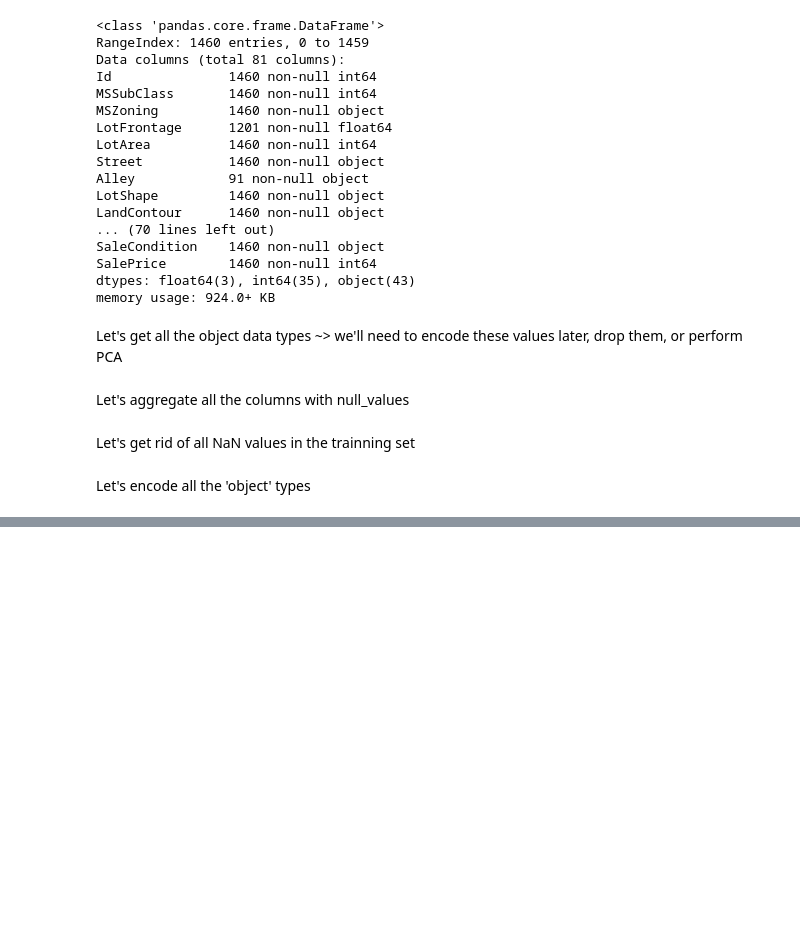
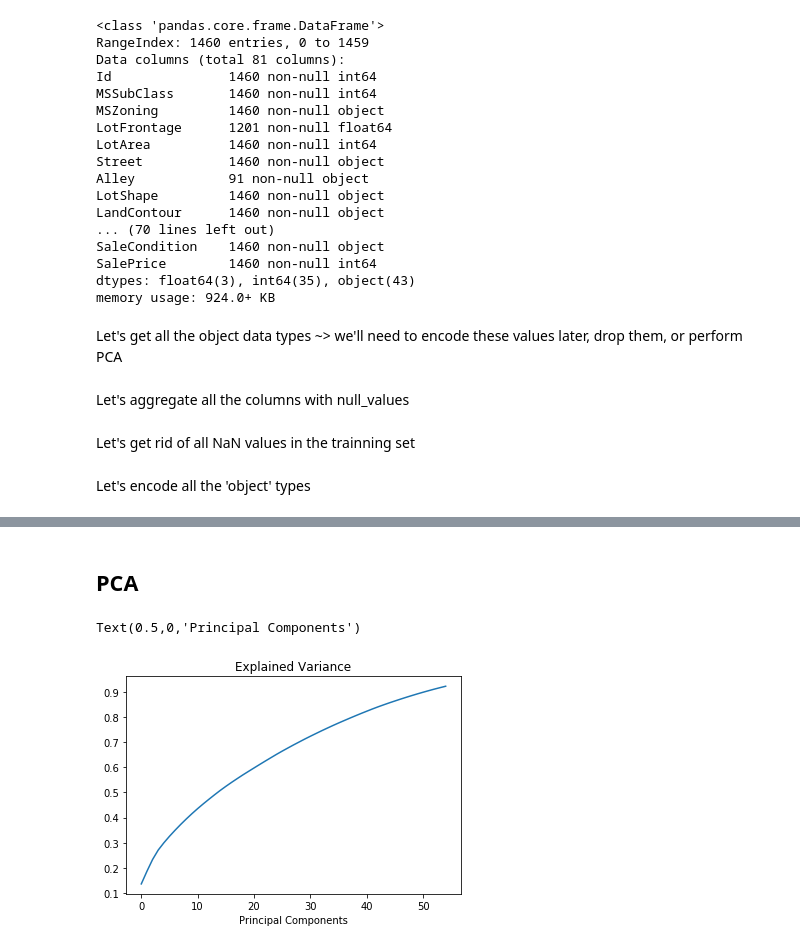
Before and after one commit to kho226/kaggle, a Jupyter notebook: housePricesAdvancedRegressionTechniques/HousingAdvancedRegressionTechniques.ipynb, the cells around one changed output, grey strips where cells are left out. Drawn from its saved outputs; the diff is of its cells as text; code cells hidden in the pictures; blank space fills up the shorter version.

Commit message:
linear regression, data exploration

```diff
--- a/housePricesAdvancedRegressionTechniques/HousingAdvancedRegressionTechniques.ipynb
+++ b/housePricesAdvancedRegressionTechniques/HousingAdvancedRegressionTechniques.ipynb
@@ -118,0 +159,10 @@ for c in data[0]:
+# %%
+for c in data[1]:
+    if c in null_columns:
+        data[1][c].fillna(data[1][c].mode()[0],inplace=True)
+# %%
+encoder = LabelEncoder()
+# %%
+for c in data[1]:
+    if c in objects:
+        data[1][c] = encoder.fit_transform(data[1][c])
@@ -118,0 +181,13 @@ for c in data[0]:
+# %% [markdown]
+## PCA
+# %%
+standard_scaler = StandardScaler()
+pca = PCA(n_components=55)
+principal_components = pca.fit_transform(standard_scaler.fit_transform(data[0]))
+# %%
+plt.plot(np.cumsum(pca.explained_variance_ratio_))
+plt.title('Explained Variance')
+plt.xlabel("Principal Components")
+# %% [output]
+Text(0.5,0,'Principal Components')
+[figure, added]
```
Also changed, not shown: parts of 36 cells of this notebook.
